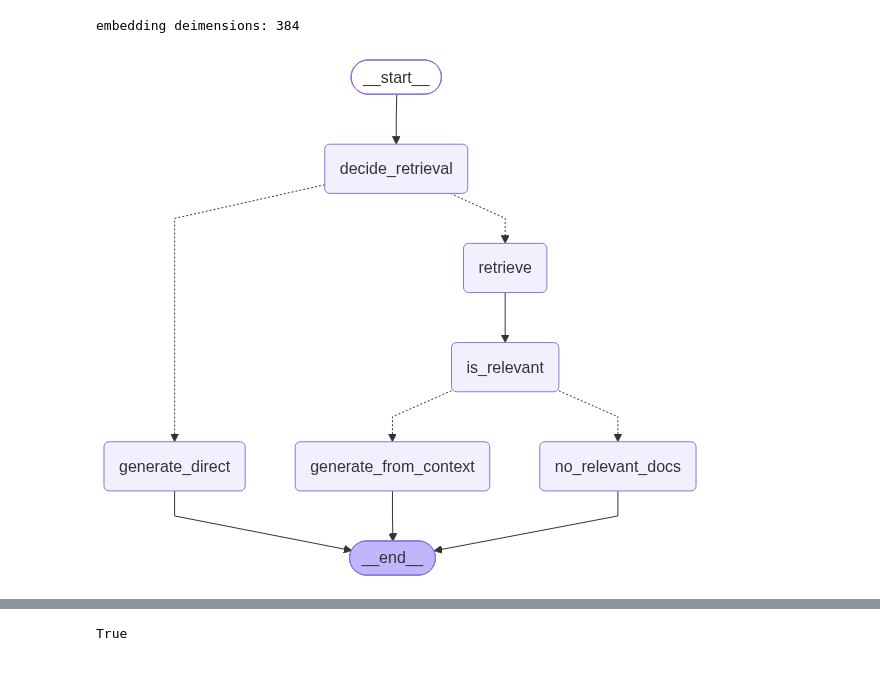
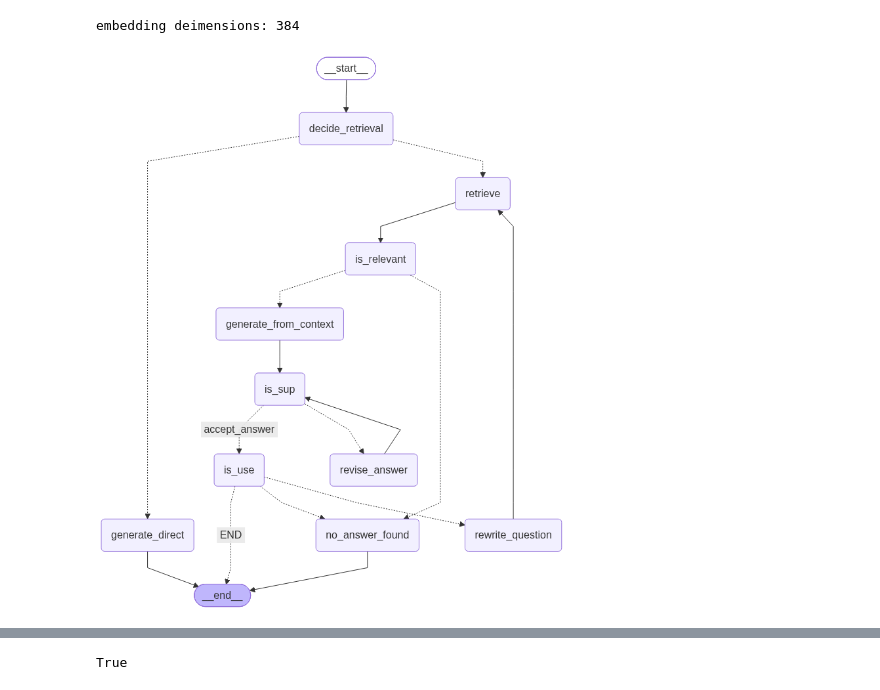
Before and after one commit to sumran58/advanced-rag, a Jupyter notebook: self-rag/self_rag1.ipynb, the cells around one changed output, grey strips where cells are left out. Drawn from its saved outputs; the diff is of its cells as text; code cells hidden in the pictures.

```diff
--- a/self-rag/self_rag1.ipynb
+++ b/self-rag/self_rag1.ipynb
@@ -39,7 +39,7 @@ embedding deimensions: 384
 vectore_store=FAISS.from_documents(chunks,embeddings)
 retriever=vectore_store.as_retriever(search_kwargs={"k":4})
 # %%
-llm=ChatGroq(model="openai/gpt-oss-120b")
+llm=ChatGroq(model="qwen/qwen3.8-27b")
 # %%
 #state
 class State(TypedDict):
@@ -189,10 +260,0 @@ def no_relevant_docs(state: State):
-# %%
-def route_after_decide(state: State) -> Literal["generate_direct", "retrieve"]:
-    if state["need_retrieval"]:
-        return "retrieve"
-    return "generate_direct"
-# %%
-def route_after_relevance(state: State) -> Literal["generate_from_context", "no_relevant_docs"]:
-    if state.get("relevant_docs") and len(state["relevant_docs"]) > 0:
-        return "generate_from_context"
-    return "no_relevant_docs"
@@ -199,42 +405,87 @@ def route_after_relevance(state: State) -> Literal["generate_from_context", "no_
 # %%
 g=StateGraph(State)
 g.add_node("decide_retrieval", decide_retrieval)
 g.add_node("generate_direct", generate_direct)
 g.add_node("retrieve", retrieve)
-g.add_node("is_relevant", is_relevant) # New
+
+g.add_node("is_relevant", is_relevant)
 g.add_node("generate_from_context", generate_from_context)
-g.add_node("no_relevant_docs", no_relevant_docs)
+g.add_node("no_answer_found", no_answer_found)
+
+# IsSUP + revise loop
+g.add_node("is_sup", is_sup)
+g.add_node("revise_answer", revise_answer)
+
+# IsUSE
+g.add_node("is_use", is_use)
+
+#
+g.add_node("rewrite_question", rewrite_question)
+
 
 
 
 #edges
 g.add_edge(START, "decide_retrieval")
 
 g.add_conditional_edges(
     "decide_retrieval",
     route_after_decide,
-    {
-        "generate_direct": "generate_direct",
-        "retrieve": "retrieve",
-    },
+    {"generate_direct": "generate_direct", "retrieve": "retrieve"},
 )
 
 g.add_edge("generate_direct", END)
-g.add_edge("retrieve", "is_relevant") # New
+
+# Retrieve -> relevance -> (generate | no_answer_found)
+g.add_edge("retrieve", "is_relevant")
+
 g.add_conditional_edges(
     "is_relevant",
     route_after_relevance,
     {
         "generate_from_context": "generate_from_context",
-        "no_relevant_docs": "no_relevant_docs",
+        "no_answer_found": "no_answer_found",
     },
 )
-g.add_edge("generate_from_context", END)
-g.add_edge("no_relevant_docs", END)
 
+g.add_edge("no_answer_found", END)
+
+# --------------------
+# Generate -> IsSUP -> (IsUSE | revise) loop
+# --------------------
+g.add_edge("generate_from_context", "is_sup")
+g.add_conditional_edges(
+    "is_sup",
+    route_after_issup,
+    {
+        "accept_answer": "is_use",      # fully_supported (or max retries) -> go to IsUSE
+        "revise_answer": "revise_answer",
+    },
+)
+
+g.add_edge("revise_answer", "is_sup")  # 🔁 loop back to IsSUP
+
+# --------------------
+# IsUSE routing
+#   - useful -> END
+#   - not_useful -> rewrite_question -> retrieve (try again)
+#   - give up -> no_answer_found -> END
+# --------------------
+g.add_conditional_edges(
+    "is_use",
+    route_after_isuse,
+    {
+        "END": END,
+        "rewrite_question": "rewrite_question",
+        "no_answer_found": "no_answer_found",
+    },
+)
+
+# rewrite -> retrieve -> relevance -> ...
+g.add_edge("rewrite_question", "retrieve")
 
 app = g.compile()
 app
 # %% [output]
-[figure, old version]
+[figure, new version]
 # %%
```
Also changed, not shown: parts of 12 cells of this notebook.
